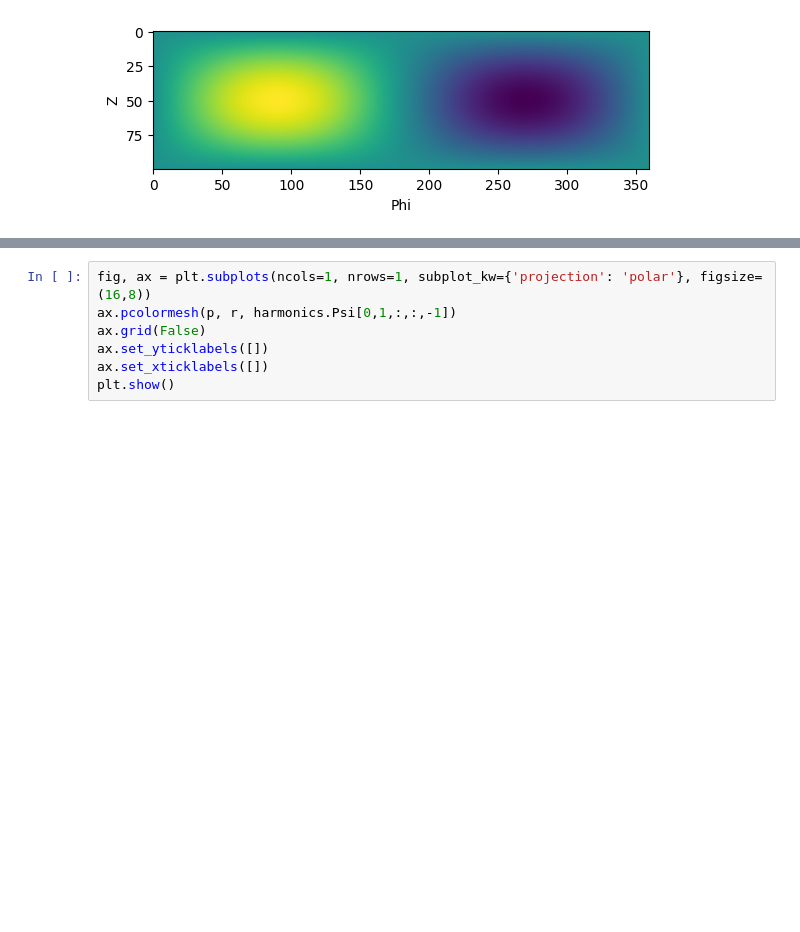
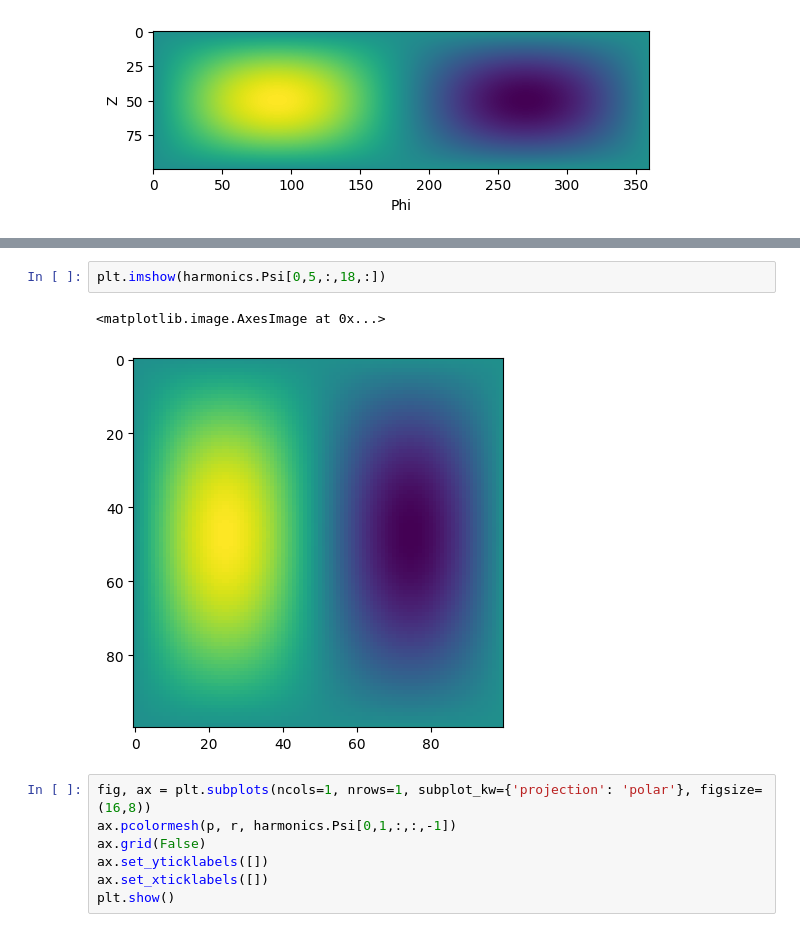
Before and after one commit to ColinKohler/fourier_value_functions, a Jupyter notebook: notebooks/CylindricalHarmonics.ipynb, the cells around one changed output, grey strips where cells are left out. Saved outputs shown, nothing was run; the diff lists cells and outputs as text; blank space fills up the shorter version.

```diff
--- a/notebooks/CylindricalHarmonics.ipynb
+++ b/notebooks/CylindricalHarmonics.ipynb
@@ -64,3 +65,8 @@ plt.imshow(harmonics.Psi[0,2,:,100,:])
+# %%
+plt.imshow(harmonics.Psi[0,5,:,18,:])
+# %% [output]
+<matplotlib.image.AxesImage at 0x...>
+[figure, added]
 # %%
 fig, ax = plt.subplots(ncols=1, nrows=1, subplot_kw={'projection': 'polar'}, figsize=(16,8))
 ax.pcolormesh(p, r, harmonics.Psi[0,1,:,:,-1])
```
Also changed, not shown: parts of 18 cells of this notebook, 11 other files.
